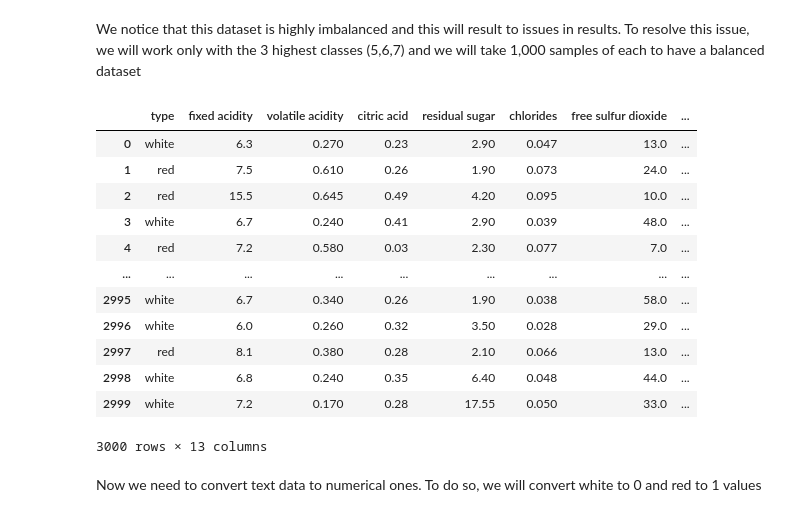
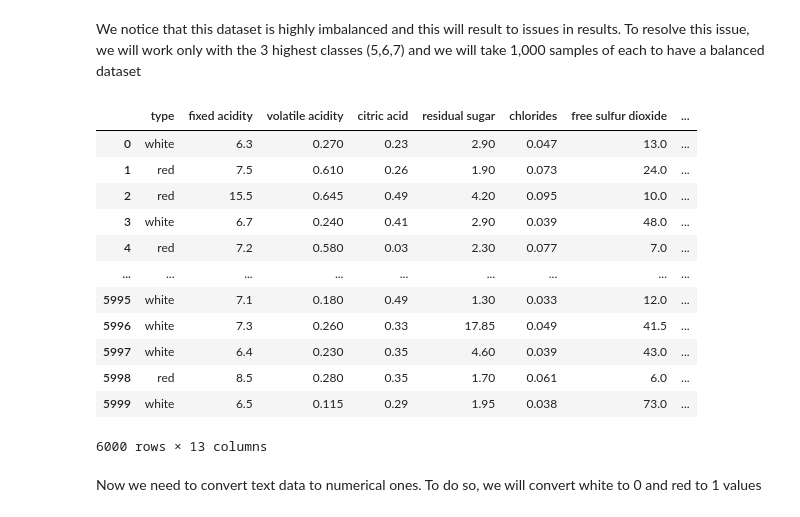
Before and after one commit to nasoskar/ProgrAndMaths, a Jupyter notebook: test.ipynb, the cells around one changed output. Saved outputs shown, nothing was run; the diff lists cells and outputs as text; code cells hidden in the pictures.

```diff
--- a/test.ipynb
+++ b/test.ipynb
@@ -75,29 +75,35 @@ We notice that this dataset is highly imbalanced and this will result to issues
 # %%
 samples = []
 
-# Loop over each target quality
 for quality in [5, 6, 7]:
-    # Take 1000 random samples for this quality
-    sampled_rows = df[df['quality'] == quality].sample(n=1000, random_state=42)
+    class_rows = df[df['quality'] == quality]
+
+    # Sample with replacement if not enough samples
+    sampled_rows = class_rows.sample(
+        n=2000,
+        replace=len(class_rows) < 2000,
+        random_state=42
+    )
+
     samples.append(sampled_rows)
 
-# Combine all sampled rows into one DataFrame
-sampled_df = pd.concat(samples, ignore_index=True)
+sampled_df = pd.concat(samples).reset_index(drop=True)
+
 sampled_df
 # %% [output]
 |  | type | fixed acidity | volatile acidity | citric acid | residual sugar | chlorides | free sulfur dioxide | ... |
 | 0 | white | 6.3 | 0.270 | 0.23 | 2.90 | 0.047 | 13.0 | ... |
 | 1 | red | 7.5 | 0.610 | 0.26 | 1.90 | 0.073 | 24.0 | ... |
 | 2 | red | 15.5 | 0.645 | 0.49 | 4.20 | 0.095 | 10.0 | ... |
 | 3 | white | 6.7 | 0.240 | 0.41 | 2.90 | 0.039 | 48.0 | ... |
 | 4 | red | 7.2 | 0.580 | 0.03 | 2.30 | 0.077 | 7.0 | ... |
 | ... | ... | ... | ... | ... | ... | ... | ... | ... |
-| 2995 | white | 6.7 | 0.340 | 0.26 | 1.90 | 0.038 | 58.0 | ... |
-| 2996 | white | 6.0 | 0.260 | 0.32 | 3.50 | 0.028 | 29.0 | ... |
-| 2997 | red | 8.1 | 0.380 | 0.28 | 2.10 | 0.066 | 13.0 | ... |
-| 2998 | white | 6.8 | 0.240 | 0.35 | 6.40 | 0.048 | 44.0 | ... |
-| 2999 | white | 7.2 | 0.170 | 0.28 | 17.55 | 0.050 | 33.0 | ... |
+| 5995 | white | 7.1 | 0.180 | 0.49 | 1.30 | 0.033 | 12.0 | ... |
+| 5996 | white | 7.3 | 0.260 | 0.33 | 17.85 | 0.049 | 41.5 | ... |
+| 5997 | white | 6.4 | 0.230 | 0.35 | 4.60 | 0.039 | 43.0 | ... |
+| 5998 | red | 8.5 | 0.280 | 0.35 | 1.70 | 0.061 | 6.0 | ... |
+| 5999 | white | 6.5 | 0.115 | 0.29 | 1.95 | 0.038 | 73.0 | ... |
-3000 rows × 13 columns
+6000 rows × 13 columns
 # %% [markdown]
 Now we need to convert text data to numerical ones. To do so, we will convert white to 0 and red to 1 values
 # %%
```
Also changed, not shown: parts of 14 cells of this notebook.
